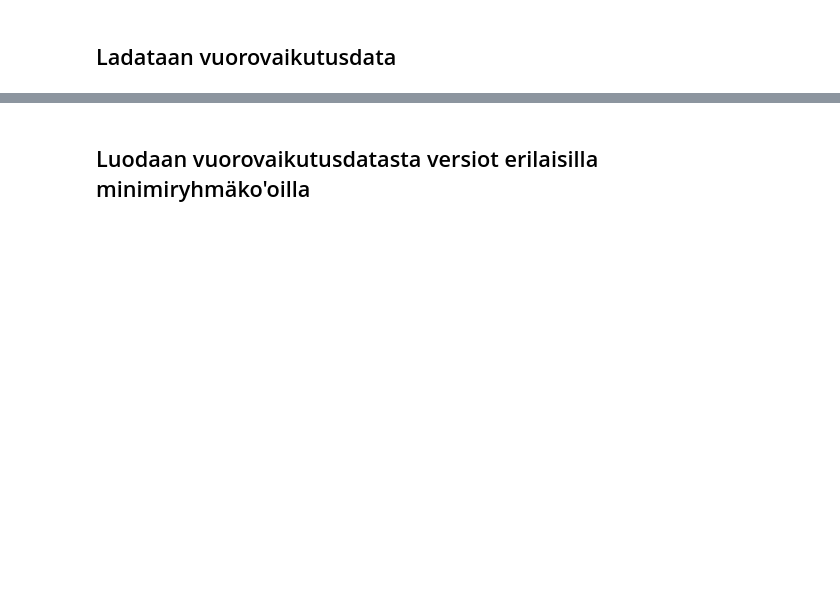
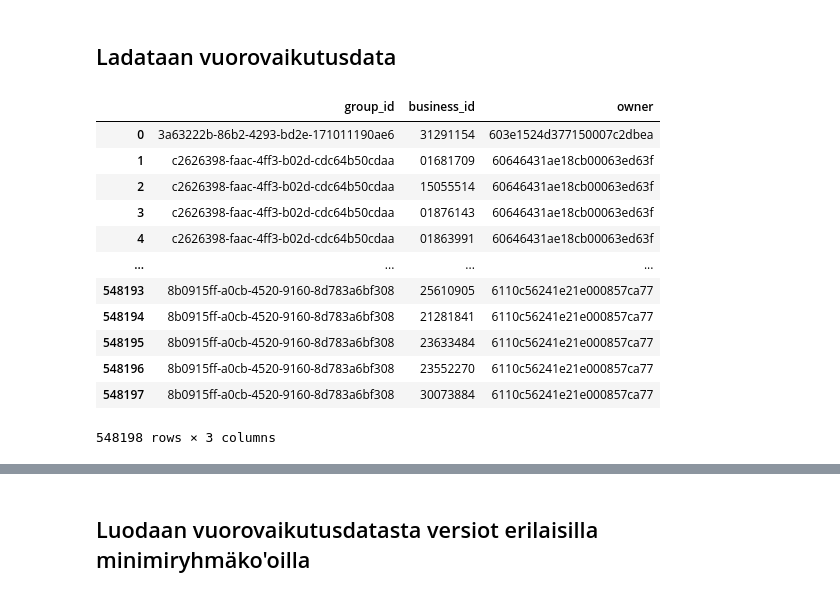
Before and after one commit to sakasute/masters-thesis-code, a Jupyter notebook: jupyter/code/finished_iterations/iteration2/iteration2.ipynb, the cells around one changed output, grey strips where cells are left out. Drawn from its saved outputs; the diff is of its cells as text; code cells hidden in the pictures; blank space fills up the shorter version.

```diff
--- a/jupyter/code/finished_iterations/iteration2/iteration2.ipynb
+++ b/jupyter/code/finished_iterations/iteration2/iteration2.ipynb
@@ -62,13 +73,26 @@ print(len(ITEM_FEATURE_LABELS))
 ## Ladataan vuorovaikutusdata
 # %%
 interactions_tmp = pd \
-    .read_csv('../data/interactions_2021_08_19.csv',
+    .read_csv(WORKING_DIRECTORY + 'data/interactions_2021_08_19.csv',
              delimiter='\t',
              dtype={
                  'group_id': 'string',
                  'business_id': 'string',
                  'owner': 'string'
              })
 
-# Poistetaan vuorovaikutusdatasta sellaiset y-tunnukset, joita ei löydy kohteista
-INTERACTIONS_DF = interactions_tmp[interactions_tmp.business_id.isin(ITEM_IDS)]
+interactions_tmp
+# %% [output]
+|  | group_id | business_id | owner |
+| 0 | 3a63222b-86b2-4293-bd2e-171011190ae6 | 31291154 | 603e1524d377150007c2dbea |
+| 1 | c2626398-faac-4ff3-b02d-cdc64b50cdaa | 01681709 | 60646431ae18cb00063ed63f |
+| 2 | c2626398-faac-4ff3-b02d-cdc64b50cdaa | 15055514 | 60646431ae18cb00063ed63f |
+| 3 | c2626398-faac-4ff3-b02d-cdc64b50cdaa | 01876143 | 60646431ae18cb00063ed63f |
+| 4 | c2626398-faac-4ff3-b02d-cdc64b50cdaa | 01863991 | 60646431ae18cb00063ed63f |
+| ... | ... | ... | ... |
+| 548193 | 8b0915ff-a0cb-4520-9160-8d783a6bf308 | 25610905 | 6110c56241e21e000857ca77 |
+| 548194 | 8b0915ff-a0cb-4520-9160-8d783a6bf308 | 21281841 | 6110c56241e21e000857ca77 |
+| 548195 | 8b0915ff-a0cb-4520-9160-8d783a6bf308 | 23633484 | 6110c56241e21e000857ca77 |
+| 548196 | 8b0915ff-a0cb-4520-9160-8d783a6bf308 | 23552270 | 6110c56241e21e000857ca77 |
+| 548197 | 8b0915ff-a0cb-4520-9160-8d783a6bf308 | 30073884 | 6110c56241e21e000857ca77 |
+548198 rows × 3 columns
```
Also changed, not shown: parts of 9 cells of this notebook, 1 other file.
